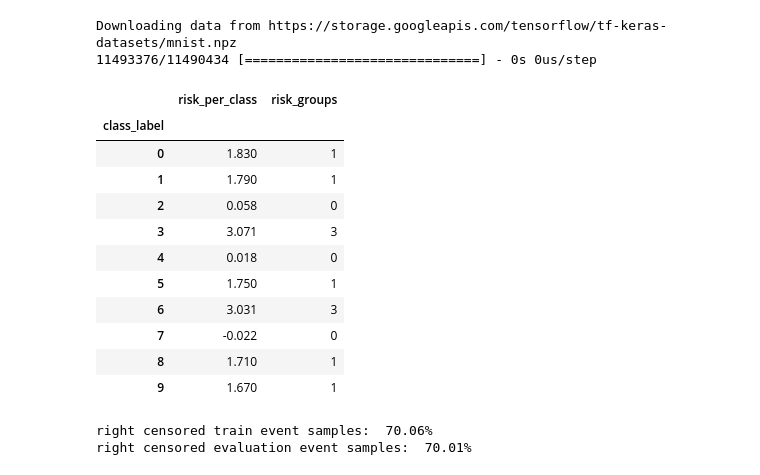
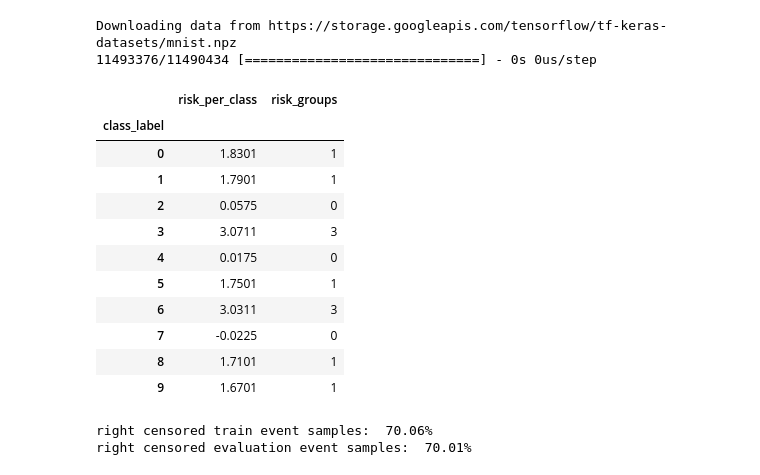
Before and after one commit to martinpius/Work-out-with-Matplotlib, a Jupyter notebook: Survival_Modeling_NNT_Predictions_using_The_CPH_model.ipynb, the cells around one changed output. Saved outputs shown, nothing was run; the diff lists cells and outputs as text; code cells hidden in the pictures.

```diff
--- a/Survival_Modeling_NNT_Predictions_using_The_CPH_model.ipynb
+++ b/Survival_Modeling_NNT_Predictions_using_The_CPH_model.ipynb
@@ -72,26 +72,27 @@ y = np.concatenate((y_train, y_test)) #Combine the labels
 # %%
 #Write a function to create a synthetic survival data based on the labels of mnist data:
 def create_survival_data(y: np.ndarray,n_groups: int = 4,seed: int = 10)->Tuple[pd.DataFrame, np.array]:
+  '''This function will create random risk scores for each class label based on 4 random risk groups'''
   rnd = np.random.RandomState(seed = seed)
 
   #Assign class labels (0, 1 2 ..., 9) to risk groups (0,1,2,3):
-  classes = np.unique(y) #obtain the unique values for the class variable
-  grp_assigment = {}
-  grp_members = {}
+  classes = np.unique(y) #obtain the unique values for the class variable (the labels)
+  grp_assigment = {} #Place holder for the label-group mapping
+  grp_members = {}#place holder for risk groups
   groups = rnd.randint(n_groups, size = classes.shape) #First we random Create risk groups (0,1,2,3)
   #Assign classes to risk groups (we assign at random classes 0, 1, ...9) to risk groups (0,1,2,3):
   for label, group in zip(classes, groups):
     grp_assigment[label] = group
-    grp_members.setdefault(group, []).append(label) #append (labels fallen on same group) to a group
+    grp_members.setdefault(group, []).append(label) #append (the labels that falls on same group) to a unique group
 
-  #Create survival time/assign risk score to each class label (0, 1,..., 8, 9)
+  #Create the corresponding risk score for each class label (0, 1,..., 8, 9)
   risk_per_class = {}
   for label in classes:
     grp_index = grp_assigment[label]
     group = grp_members[grp_index]
     label_index = group.index(label)
     group_size = len(group)
-    risk_score = np.sqrt(grp_index + 1e-4)*1.75 #Computing the risk score
+    risk_score = np.sqrt(grp_index + 1e-4)*1.75 #Computing the risk score (You can use any formulation)
     risk_score-=(label_index - (group_size)//2)/25. #allow the slight variation accross the group-scores
     risk_per_class[label] = risk_score #create the risk score corresponding to each label (0, 1 2,..., 8,9)
 
@@ -103,20 +104,20 @@ def create_survival_data(y: np.ndarray,n_groups: int = 4,seed: int = 10)->Tuple[
 #Create the data by passing the mnist labels:
 assignment, risk_scores = create_survival_data(y)
 # %%
-assignment.round(3)
+assignment.round(4)
 # %% [output]
 |  | risk_per_class | risk_groups |
 | class_label |  |  |
-| 0 | 1.830 | 1 |
-| 1 | 1.790 | 1 |
-| 2 | 0.058 | 0 |
-| 3 | 3.071 | 3 |
-| 4 | 0.018 | 0 |
-| 5 | 1.750 | 1 |
-| 6 | 3.031 | 3 |
-| 7 | -0.022 | 0 |
-| 8 | 1.710 | 1 |
-| 9 | 1.670 | 1 |
+| 0 | 1.8301 | 1 |
+| 1 | 1.7901 | 1 |
+| 2 | 0.0575 | 0 |
+| 3 | 3.0711 | 3 |
+| 4 | 0.0175 | 0 |
+| 5 | 1.7501 | 1 |
+| 6 | 3.0311 | 3 |
+| 7 | -0.0225 | 0 |
+| 8 | 1.7101 | 1 |
+| 9 | 1.6701 | 1 |
 # %%
 #We can see that class labels 3 and 6 belongs to higheast risk group 3 while class labels 2, and 7 belongs to the lowest risk group 0
 # %%
```
Also changed, not shown: parts of 12 cells of this notebook.
